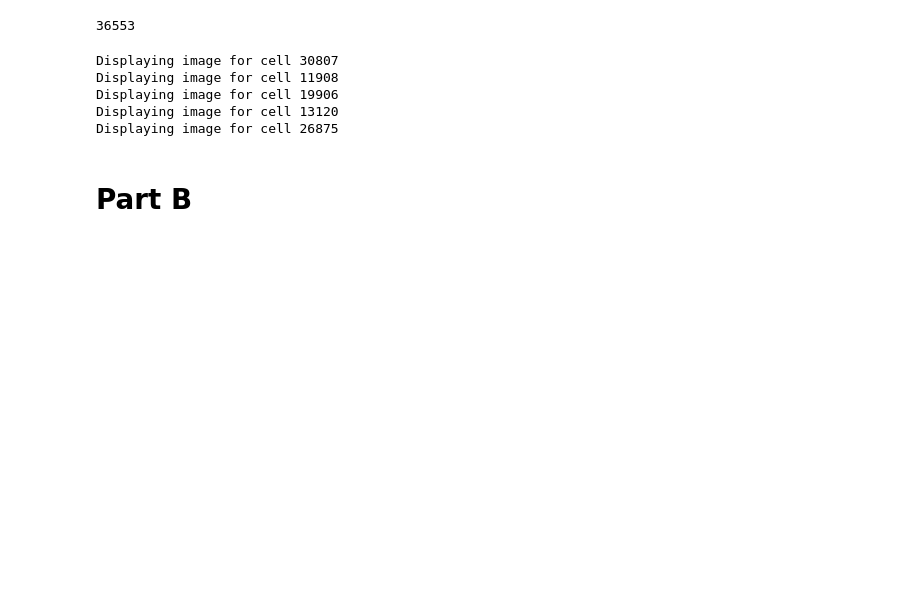
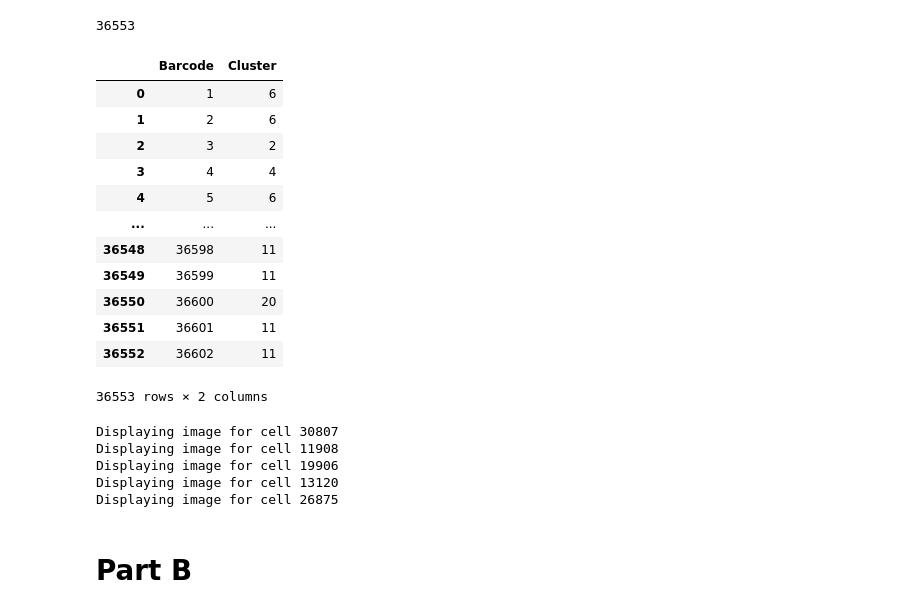
Before and after one commit to jiyu4399/DATA3888_Image_Group_2, a Jupyter notebook: processing-Copy2.ipynb, the cells around one changed output. Drawn from its saved outputs; the diff is of its cells as text; code cells hidden in the pictures; blank space fills up the shorter version.

```diff
--- a/processing-Copy2.ipynb
+++ b/processing-Copy2.ipynb
@@ -55,6 +50,22 @@ ncells
 36553
 # %%
 img_pix = np.array(img)
+# %%
+clusters
+# %% [output]
+|  | Barcode | Cluster |
+| 0 | 1 | 6 |
+| 1 | 2 | 6 |
+| 2 | 3 | 2 |
+| 3 | 4 | 4 |
+| 4 | 5 | 6 |
+| ... | ... | ... |
+| 36548 | 36598 | 11 |
+| 36549 | 36599 | 11 |
+| 36550 | 36600 | 20 |
+| 36551 | 36601 | 11 |
+| 36552 | 36602 | 11 |
+36553 rows × 2 columns
 # %%
 random.seed(2024)
 
```
Also changed, not shown: parts of 13 cells of this notebook, 1 other file.
